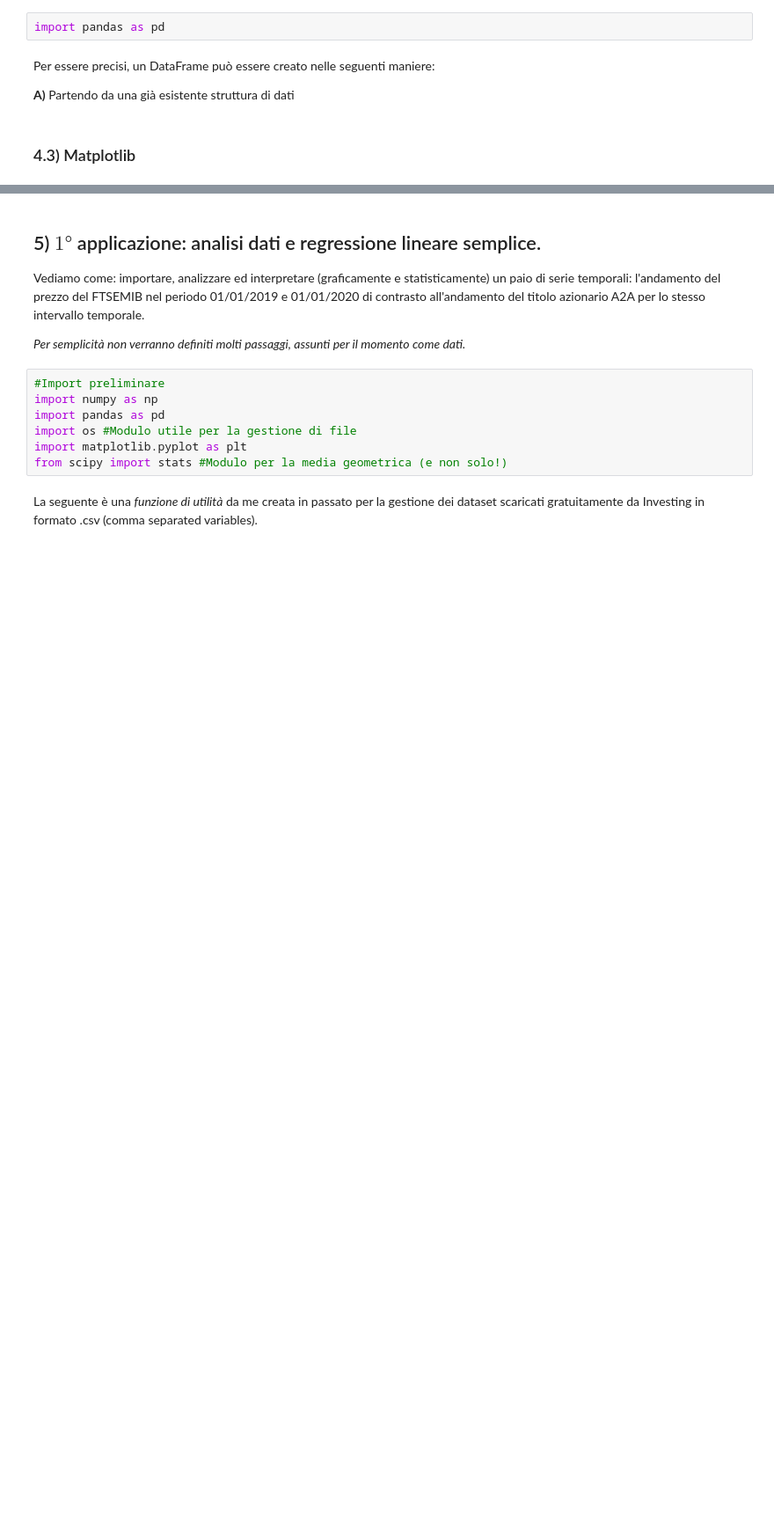
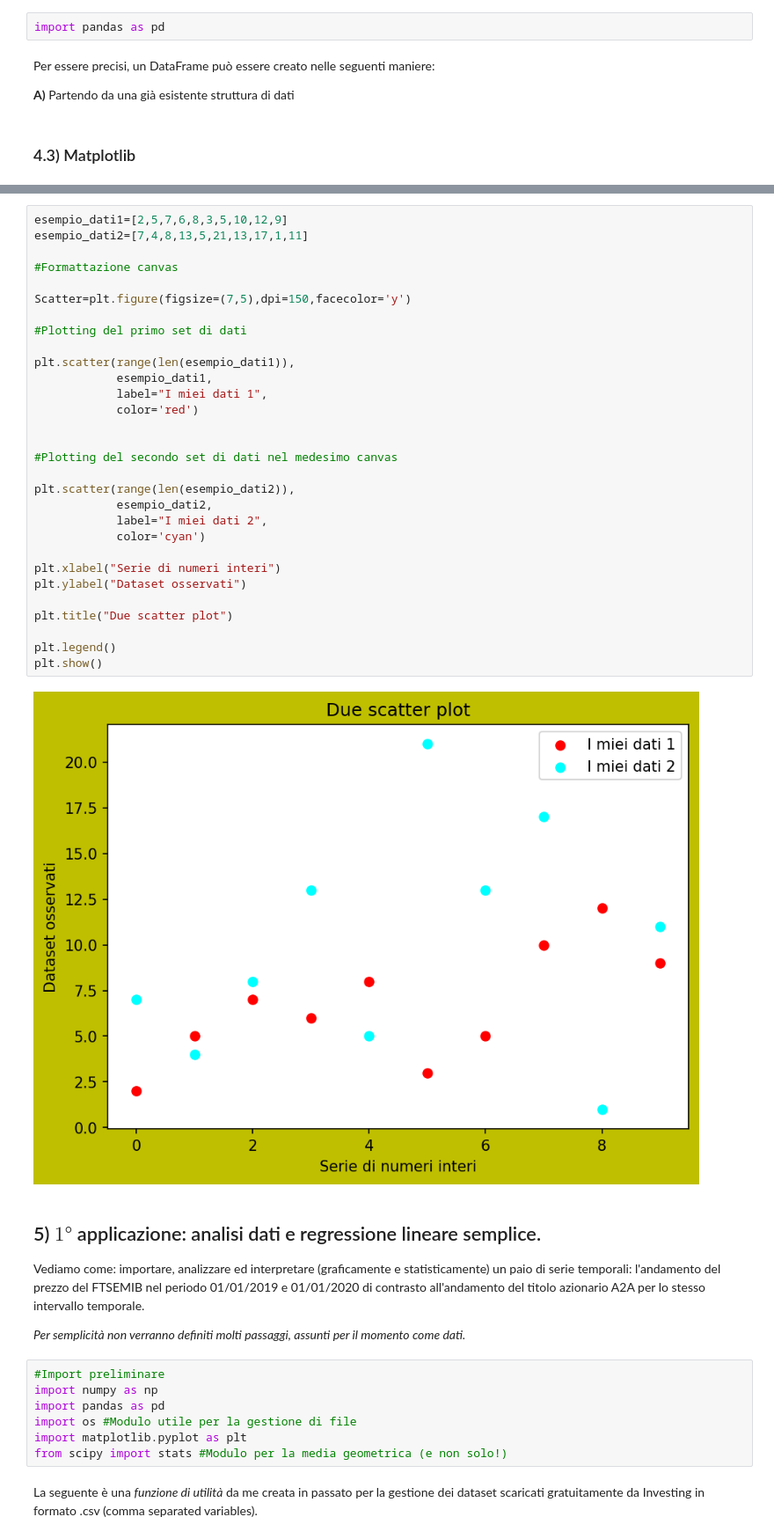
Before and after one commit to simonelucchesi/Python_room, a Jupyter notebook: Python Room .ipynb, the cells around one changed output, grey strips where cells are left out. Shown at 88% size. Saved outputs shown, nothing was run; the diff lists cells and outputs as text; blank space fills up the shorter version.

```diff
--- a/Python Room .ipynb
+++ b/Python Room .ipynb
@@ -1360,3 +1371,35 @@ Per essere precisi, un DataFrame può essere creato nelle seguenti maniere:
+# %%
+esempio_dati1=[2,5,7,6,8,3,5,10,12,9]
+esempio_dati2=[7,4,8,13,5,21,13,17,1,11]
+
+#Formattazione canvas
+
+Scatter=plt.figure(figsize=(7,5),dpi=150,facecolor='y')
+
+#Plotting del primo set di dati
+
+plt.scatter(range(len(esempio_dati1)),
+            esempio_dati1,
+            label="I miei dati 1",
+            color='red')
+
+
+#Plotting del secondo set di dati nel medesimo canvas
+
+plt.scatter(range(len(esempio_dati2)),
+            esempio_dati2,
+            label="I miei dati 2",
+            color='cyan')
+
+plt.xlabel("Serie di numeri interi")
+plt.ylabel("Dataset osservati")
+
+plt.title("Due scatter plot")
+
+plt.legend()
+plt.show()
+# %% [output]
+[figure, added]
 # %% [markdown]
 ## 5) $1°$ applicazione: analisi dati e regressione lineare semplice. <a name = "5"></a>
 
```
Also changed, not shown: parts of 3 cells of this notebook.
